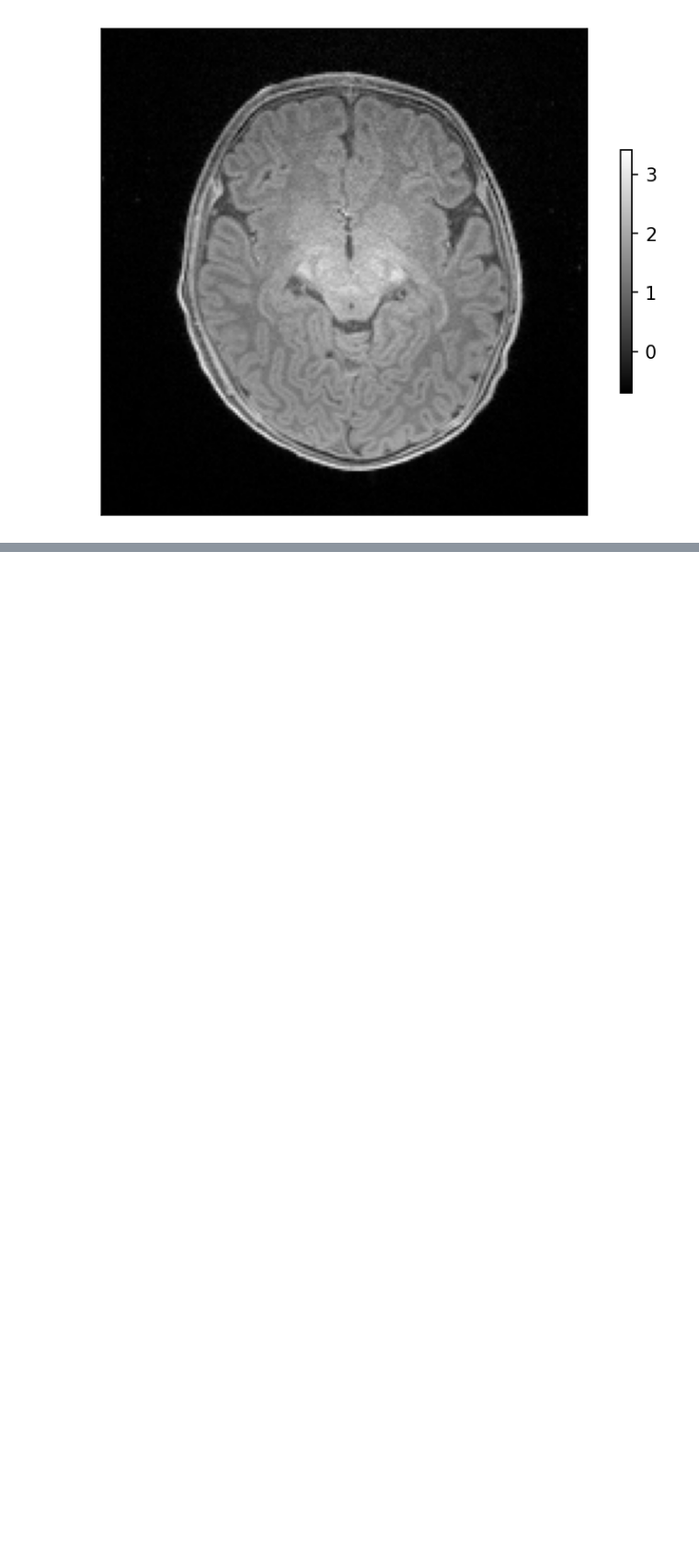
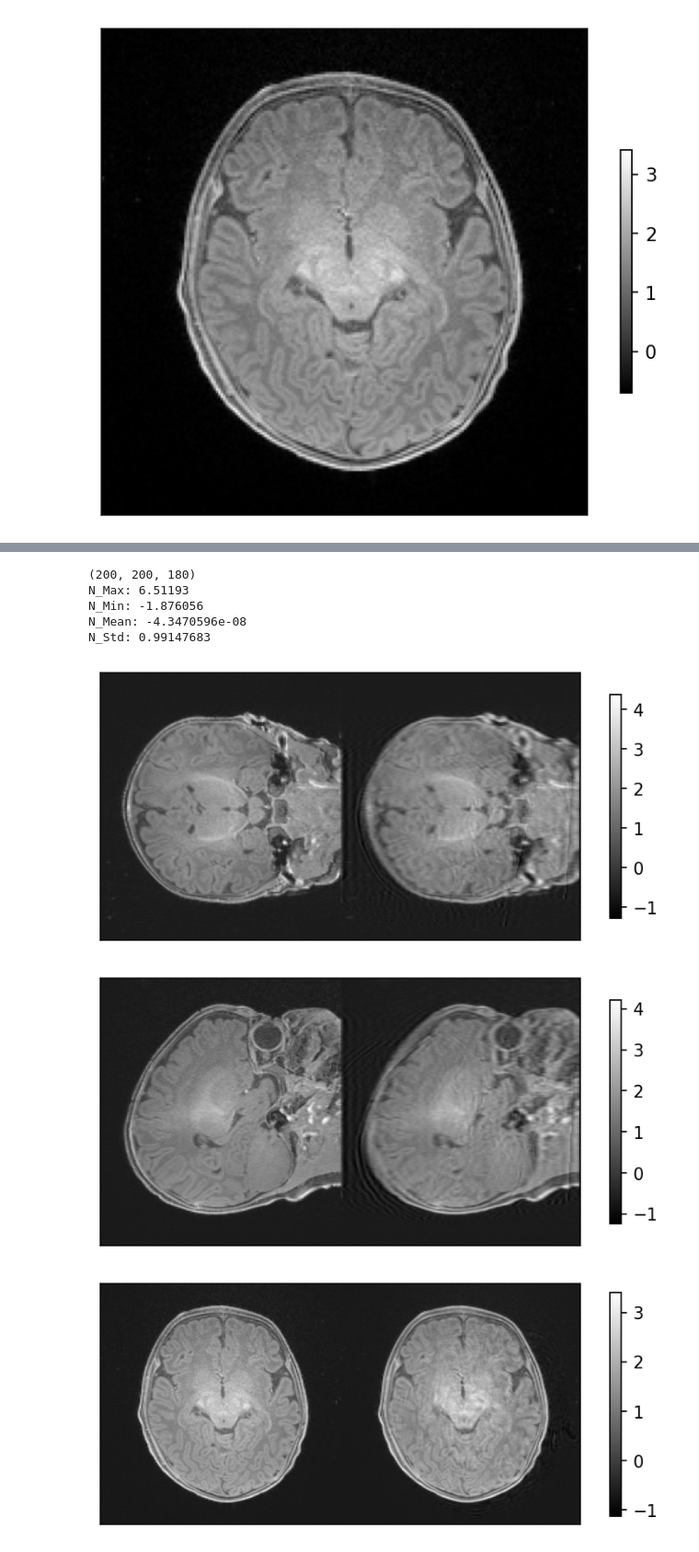
Before and after one commit to ljh4959/Random_Artifact_Noise, a Jupyter notebook: 2. RandomGhosting/Add_Artifact_v2.ipynb, the cells around one changed output, grey strips where cells are left out. Shown at 92% size. Cells and saved outputs as stored; diff of their text form; code cells hidden in the pictures; blank space fills up the shorter version.

```diff
--- a/2. RandomGhosting/Add_Artifact_v2.ipynb
+++ b/2. RandomGhosting/Add_Artifact_v2.ipynb
@@ -130,0 +111,41 @@ print("N_Std:", n_std_value)
+# %%
+# Define the RandomMotion transform
+random_motion = tio.RandomMotion(
+    degrees=15,  # Maximum rotation angle in degrees
+    translation=15,  # Maximum translation in mm
+    num_transforms=2  # Number of motion transformations to apply
+)
+
+tmp2 = np.expand_dims(tmp, axis=0)
+motion_data = random_motion(tmp2).squeeze()
+
+print(motion_data.shape)
+
+m_max_value = np.max(motion_data)
+print("N_Max:", m_max_value)
+
+m_min_value = np.min(motion_data)
+print("N_Min:", m_min_value)
+
+m_mean_value = np.mean(motion_data)
+print("N_Mean:", m_mean_value)
+
+m_std_value = np.std(motion_data)
+print("N_Std:", m_std_value)
+# %% [output]
+(200, 200, 180)
+N_Max: 6.51193
+N_Min: -1.876056
+N_Mean: -4.3470596e-08
+N_Std: 0.99147683
+# %%
+xx = 100
+yy = 80
+zz = 100
+show_img(np.concatenate((tmp[xx,:,:].squeeze(), motion_data[xx,:,:].squeeze()),1))
+show_img(np.concatenate((tmp[:,yy,:].squeeze(), motion_data[:,yy,:].squeeze()),1))
+show_img(np.concatenate((tmp[:,:,zz].squeeze(), motion_data[:,:,zz].squeeze()),1))
+# %% [output]
+[figure, added]
+[figure, added]
+[figure, added]
```
Also changed, not shown: parts of 18 cells of this notebook, 3 other files.
